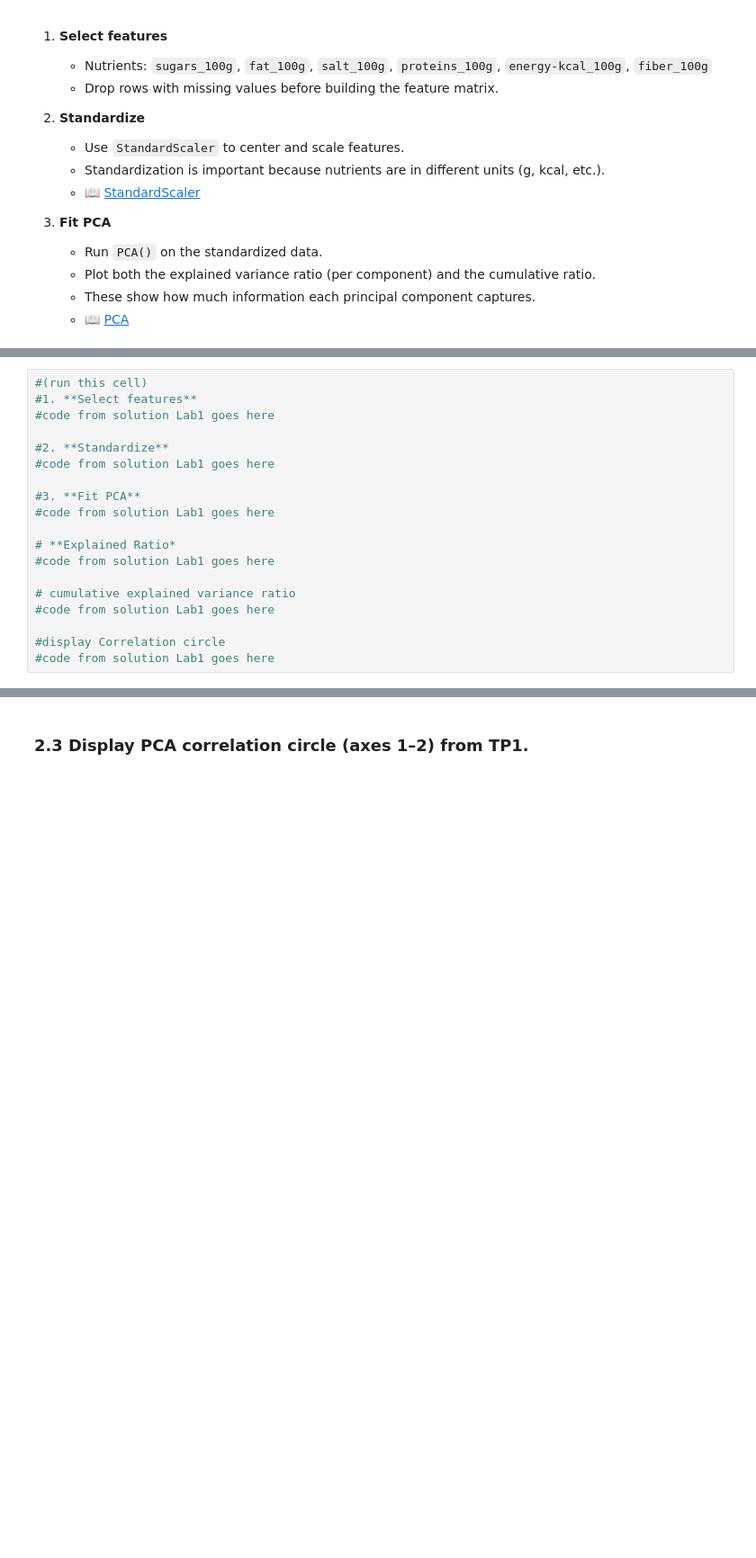
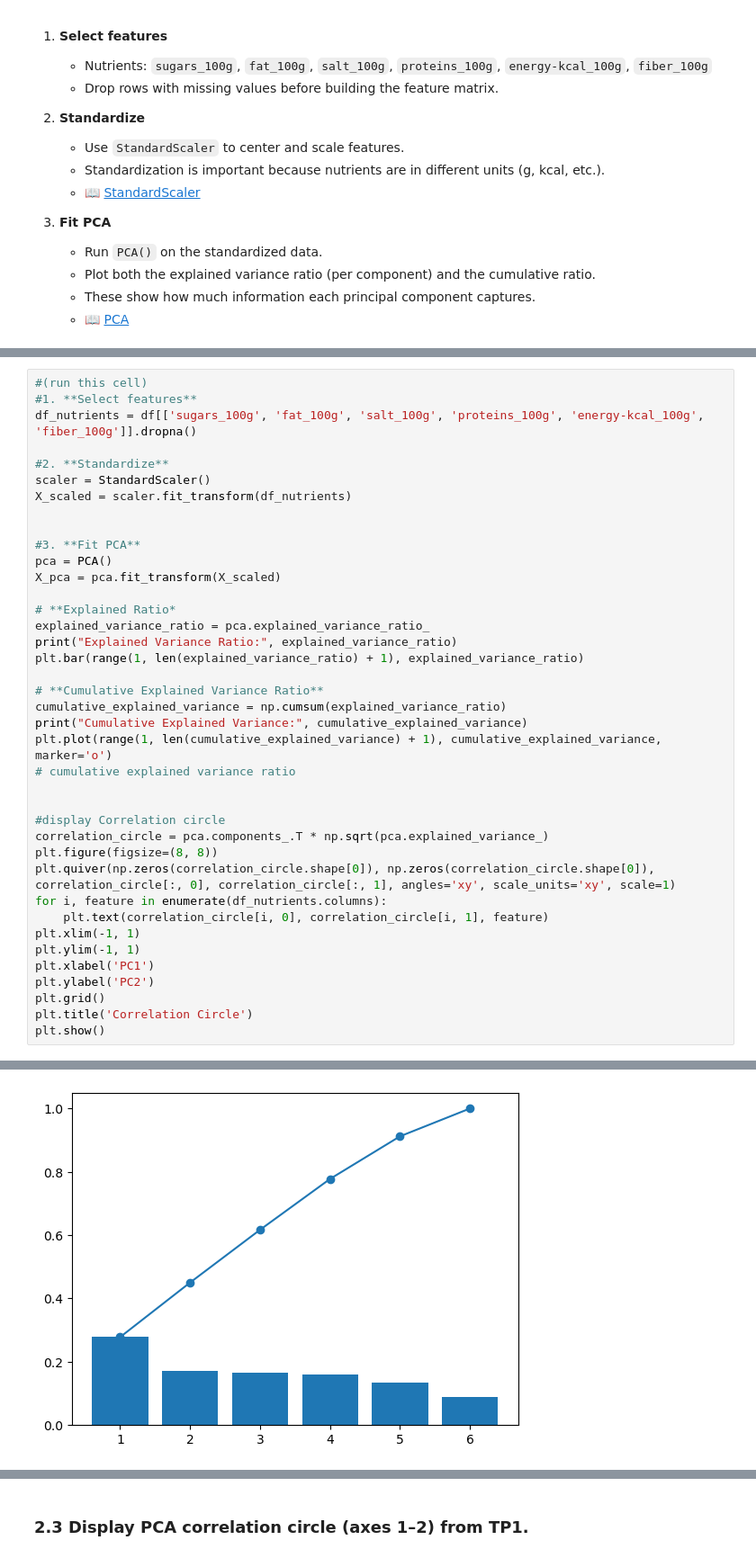
Before and after one commit to C3l3stin/DSPAP_Lab2_Student_Celestin, a Jupyter notebook: notebooks/Lab2_student.ipynb, the cells around one changed output, grey strips where cells are left out. Shown: that part at 90% size. Saved outputs shown, nothing was run; the diff lists cells and outputs as text; blank space fills up the shorter version.

```diff
--- a/notebooks/Lab2_student.ipynb
+++ b/notebooks/Lab2_student.ipynb
@@ -129,19 +134,40 @@ We create a clean DataFrame with only these columns, extract the underlying nume
 # %%
 #(run this cell)
 #1. **Select features**
-#code from solution Lab1 goes here
+df_nutrients = df[['sugars_100g', 'fat_100g', 'salt_100g', 'proteins_100g', 'energy-kcal_100g', 'fiber_100g']].dropna()
 
 #2. **Standardize**
-#code from solution Lab1 goes here
+scaler = StandardScaler()
+X_scaled = scaler.fit_transform(df_nutrients)
+
 
 #3. **Fit PCA**
-#code from solution Lab1 goes here
+pca = PCA()
+X_pca = pca.fit_transform(X_scaled)
 
 # **Explained Ratio*
-#code from solution Lab1 goes here
+explained_variance_ratio = pca.explained_variance_ratio_
+print("Explained Variance Ratio:", explained_variance_ratio)
+plt.bar(range(1, len(explained_variance_ratio) + 1), explained_variance_ratio)
 
+# **Cumulative Explained Variance Ratio**
+cumulative_explained_variance = np.cumsum(explained_variance_ratio)
+print("Cumulative Explained Variance:", cumulative_explained_variance)
+plt.plot(range(1, len(cumulative_explained_variance) + 1), cumulative_explained_variance, marker='o')
 # cumulative explained variance ratio
-#code from solution Lab1 goes here
+
 
 #display Correlation circle
-#code from solution Lab1 goes here
+correlation_circle = pca.components_.T * np.sqrt(pca.explained_variance_)
+plt.figure(figsize=(8, 8))
+plt.quiver(np.zeros(correlation_circle.shape[0]), np.zeros(correlation_circle.shape[0]), correlation_circle[:, 0], correlation_circle[:, 1], angles='xy', scale_units='xy', scale=1)
+for i, feature in enumerate(df_nutrients.columns):
+    plt.text(correlation_circle[i, 0], correlation_circle[i, 1], feature)
+plt.xlim(-1, 1)
+plt.ylim(-1, 1)
+plt.xlabel('PC1')
+plt.ylabel('PC2')
+plt.grid()
+plt.title('Correlation Circle')
+plt.show()
+# %% [output]
@@ -147,0 +176 @@ We create a clean DataFrame with only these columns, extract the underlying nume
+[figure, added]
```
Also changed, not shown: parts of 2 cells of this notebook.
